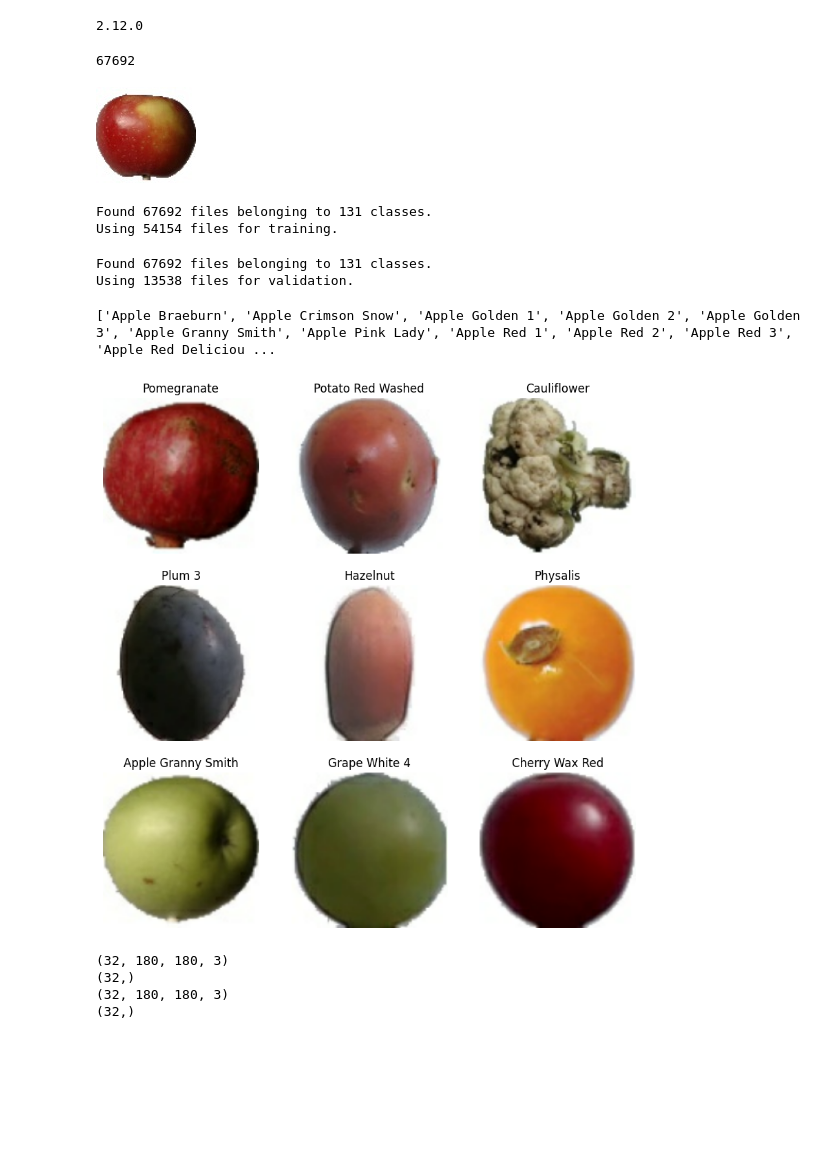
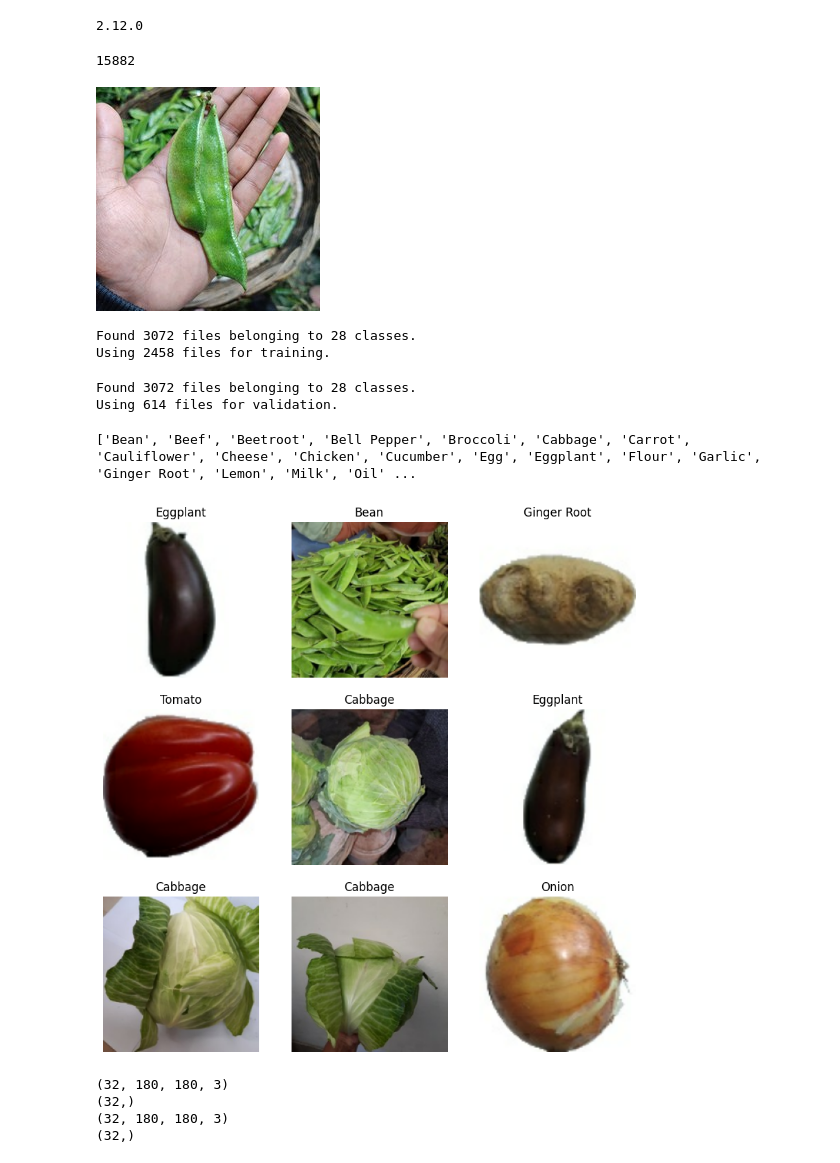
Before and after one commit to carina-ganea/RecipeGenerator, a Jupyter notebook: research/ingredients.ipynb, the cells around one changed output. Drawn from its saved outputs; the diff is of its cells as text; code cells hidden in the pictures; blank space fills up the shorter version.

```diff
--- a/research/ingredients.ipynb
+++ b/research/ingredients.ipynb
@@ -19,19 +22,19 @@ print(tf.__version__)
 # %% [output]
 2.12.0
 # %%
-path = "datasets/fruits/fruits-360_dataset/fruits-360/Training"
+path = "datasets/Train"
 archive = tf.keras.utils.get_file(os.path.abspath(path), origin='', extract=False)
 
 data_dir = pathlib.Path(archive).with_suffix('')
 image_count = len(list(data_dir.glob('*/*.jpg')))
 print(image_count)
 # %% [output]
-67692
+15882
 # %%
-apples = list(data_dir.glob('Apple Braeburn/*'))
+apples = list(data_dir.glob('Bean/*'))
 PIL.Image.open(str(apples[100]))
 # %% [output]
-[figure, old version]
+[figure, new version]
 # %%
 batch_size = 32
 img_height = 180
@@ -45,8 +48,8 @@ train_ds = tf.keras.utils.image_dataset_from_directory(
   image_size=(img_height, img_width),
   batch_size=batch_size)
 # %% [output]
-Found 67692 files belonging to 131 classes.
-Using 54154 files for training.
+Found 3072 files belonging to 28 classes.
+Using 2458 files for training.
 # %%
 val_ds = tf.keras.utils.image_dataset_from_directory(
   data_dir,
@@ -56,13 +59,13 @@ val_ds = tf.keras.utils.image_dataset_from_directory(
   image_size=(img_height, img_width),
   batch_size=batch_size)
 # %% [output]
-Found 67692 files belonging to 131 classes.
-Using 13538 files for validation.
+Found 3072 files belonging to 28 classes.
+Using 614 files for validation.
 # %%
 class_names = train_ds.class_names
 print(class_names)
 # %% [output]
-['Apple Braeburn', 'Apple Crimson Snow', 'Apple Golden 1', 'Apple Golden 2', 'Apple Golden 3', 'Apple Granny Smith', 'Apple Pink Lady', 'Apple Red 1', 'Apple Red 2', 'Apple Red 3', 'Apple Red Deliciou ...
+['Bean', 'Beef', 'Beetroot', 'Bell Pepper', 'Broccoli', 'Cabbage', 'Carrot', 'Cauliflower', 'Cheese', 'Chicken', 'Cucumber', 'Egg', 'Eggplant', 'Flour', 'Garlic', 'Ginger Root', 'Lemon', 'Milk', 'Oil' ...
 # %%
 import matplotlib.pyplot as plt
 
@@ -74,7 +77,7 @@ for images, labels in train_ds.take(1):
     plt.title(class_names[labels[i]])
     plt.axis("off")
 # %% [output]
-[figure, old version]
+[figure, new version]
 # %%
 for image_batch, labels_batch in train_ds:
   print(image_batch.shape)
```
Also changed, not shown: parts of 18 cells of this notebook, 28 other files.
